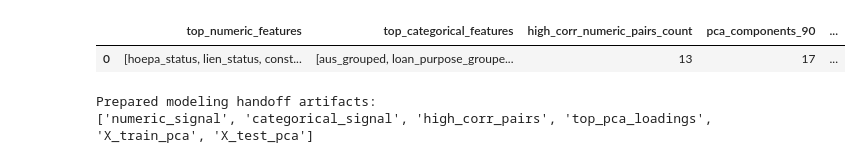
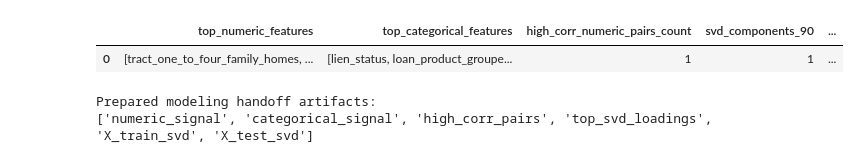
Before and after one commit to xsxsx-999/5243-project4, a Jupyter notebook: eda_insights.ipynb, the cells around one changed output. Drawn from its saved outputs; the diff is of its cells as text; code cells hidden in the pictures.

```diff
--- a/eda_insights.ipynb
+++ b/eda_insights.ipynb
@@ -99,13 +151,13 @@ def safe_pointbiserial(feature: pd.Series, target: pd.Series):
     r, p = stats.pointbiserialr(valid["y"], valid["x"])
     return float(r), float(p)
 # %%
-# 1) Signal feature discovery vs target_y
+# 1) Signal feature discovery vs target_y on finalized train-imputed data
 
 # Numeric associations: point-biserial + spearman
 num_rows = []
 for col in numeric_cols:
-    r_pb, p_pb = safe_pointbiserial(X_train[col], y_train)
-    spear = pd.DataFrame({"x": X_train[col], "y": y_train}).dropna()
+    r_pb, p_pb = safe_pointbiserial(X_train_imputed[col], y_train_series)
+    spear = pd.DataFrame({"x": X_train_imputed[col], "y": y_train_series}).dropna()
     if spear["x"].nunique() > 1:
         r_sp, p_sp = stats.spearmanr(spear["x"], spear["y"])
     else:
@@ -129,8 +181,7 @@ numeric_signal = (
 # Categorical associations: Cramer's V + MI
 cat_rows = []
 if cat_cols:
-    # Prepare ordinal codes for MI only (train-fit only via categories from train)
-    X_cat_train = X_train[cat_cols].copy()
+    X_cat_train = X_train_imputed[cat_cols].copy()
     for c in cat_cols:
         X_cat_train[c] = X_cat_train[c].astype("category")
 
@@ -138,12 +189,12 @@ if cat_cols:
         X_cat_train[c].cat.codes.replace(-1, np.nan).fillna(-1).astype(int).values
         for c in cat_cols
     ])
-    mi_vals = mutual_info_classif(X_cat_codes, y_train.values, discrete_features=True, random_state=42)
+    mi_vals = mutual_info_classif(X_cat_codes, y_train_series.values, discrete_features=True, random_state=42)
 
     for i, col in enumerate(cat_cols):
         cat_rows.append({
             "feature": col,
-            "cramers_v": cramers_v(X_train[col], y_train),
+            "cramers_v": cramers_v(X_train_imputed[col], y_train_series),
             "mutual_info": float(mi_vals[i]),
         })
 
@@ -196,8 +250,8 @@ Top categorical signal features
 # %%
-# 2) Redundancy check among numeric predictors (train only)
+# 2) Redundancy check among numeric predictors on X_train_imputed
 
 if numeric_cols:
-    corr_spearman = X_train[numeric_cols].corr(method="spearman")
+    corr_spearman = X_train_imputed[numeric_cols].corr(method="spearman")
 
     corr_long = (
         corr_spearman.where(np.triu(np.ones(corr_spearman.shape), k=1).astype(bool))
@@ -214,7 +268,7 @@ if numeric_cols:
 
     plt.figure(figsize=(10, 8))
     sns.heatmap(corr_spearman, cmap="coolwarm", center=0, vmin=-1, vmax=1)
-    plt.title("Numeric Feature Spearman Correlation Heatmap")
+    plt.title("Numeric Feature Spearman Correlation Heatmap (X_train_imputed)")
     plt.tight_layout()
     plt.show()
 else:
@@ -325,34 +356,35 @@ PCA components for >=95% variance: 20
 # %%
 # 4) Modeling-phase handoff artifacts
 
 top_numeric_features = numeric_signal["feature"].head(25).tolist() if not numeric_signal.empty else []
 top_categorical_features = categorical_signal["feature"].head(25).tolist() if not categorical_signal.empty else []
 
 recommendations = {
     "top_numeric_features": top_numeric_features,
     "top_categorical_features": top_categorical_features,
     "high_corr_numeric_pairs_count": int(len(high_corr_pairs)) if "high_corr_pairs" in globals() else 0,
-    "pca_components_90": int(n90) if "n90" in globals() else None,
-    "pca_components_95": int(n95) if "n95" in globals() else None,
+    "svd_components_90": int(svd_n90) if "svd_n90" in globals() else None,
+    "svd_components_95": int(svd_n95) if "svd_n95" in globals() else None,
+    "x_train_ohe_is_sparse": bool(is_sparse_ohe),
 }
 
 recommendations_df = pd.DataFrame([recommendations])
 display(recommendations_df)
 
 # Optional outputs for downstream modeling cells/files
 outputs = {
     "numeric_signal": numeric_signal,
     "categorical_signal": categorical_signal,
     "high_corr_pairs": high_corr_pairs,
-    "top_pca_loadings": top_pca_loadings,
-    "X_train_pca": X_train_pca,
-    "X_test_pca": X_test_pca,
+    "top_svd_loadings": top_svd_loadings,
+    "X_train_svd": X_train_svd,
+    "X_test_svd": X_test_svd,
 }
 
 print("Prepared modeling handoff artifacts:")
 print(list(outputs.keys()))
 # %% [output]
-|  | top_numeric_features | top_categorical_features | high_corr_numeric_pairs_count | pca_components_90 | ... |
-| 0 | [hoepa_status, lien_status, const... | [aus_grouped, loan_purpose_groupe... | 13 | 17 | ... |
+|  | top_numeric_features | top_categorical_features | high_corr_numeric_pairs_count | svd_components_90 | ... |
+| 0 | [tract_one_to_four_family_homes, ... | [lien_status, loan_product_groupe... | 1 | 1 | ... |
 Prepared modeling handoff artifacts:
-['numeric_signal', 'categorical_signal', 'high_corr_pairs', 'top_pca_loadings', 'X_train_pca', 'X_test_pca']
+['numeric_signal', 'categorical_signal', 'high_corr_pairs', 'top_svd_loadings', 'X_train_svd', 'X_test_svd']
```
Also changed, not shown: parts of 6 cells of this notebook, 2 other files.
